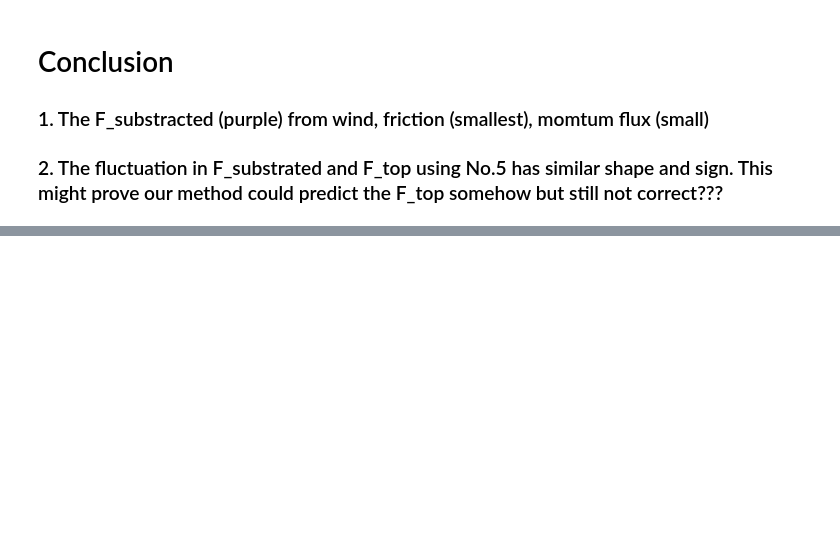
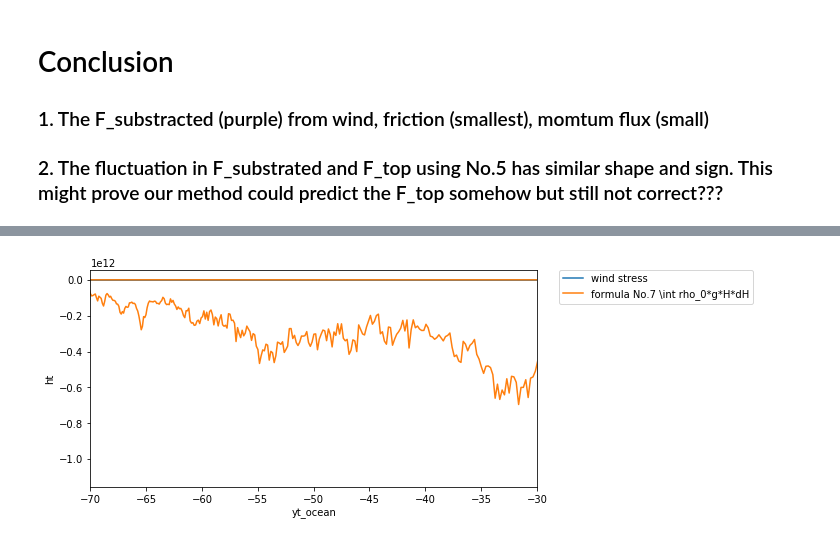
Before and after one commit to CHUANGWANGPHYSICS/MOM025, a Jupyter notebook: Topog stress_mom025_21-8-17 discussion.ipynb, the cells around one changed output, grey strips where cells are left out. Saved outputs shown, nothing was run; the diff lists cells and outputs as text; code cells hidden in the pictures; blank space fills up the shorter version.

```diff
--- a/Topog stress_mom025_21-8-17 discussion.ipynb
+++ b/Topog stress_mom025_21-8-17 discussion.ipynb
@@ -270,0 +277,20 @@ Wall time: 25.6 s
+# %%
+%%time
+plt.figure(figsize=(8,4))
+
+OceanFile1 = '/g/data3/hh5/tmp/cosima/access-om2-025/025deg_jra55_ryf_spinup3/output006/ocean/ocean_grid.nc'
+dsx1 = xr.open_dataset(OceanFile1, engine='netcdf4')
+depth = dsx1.ht   ## H
+
+g = 9.8196
+rho0=1035  ## \rho_0=1035
+
+ddepth=depth.diff('xt_ocean')    ## dH
+
+dpH7 = -rho0*depth*g*ddepth  ## \rho_0*g*H*dH
+
+taux.sum('xu_ocean').plot(label="wind stress")
+dpH7.sum('xt_ocean').plot(label="formula No.7 \int rho_0*g*H*dH")
+plt.legend(bbox_to_anchor=(1.05, 1), loc=2, borderaxespad=0.)
+plt.xlim([-70,-30])
+# %% [output]
@@ -270,0 +299 @@ Wall time: 25.6 s
+[figure, added]
```
Also changed, not shown: parts of 4 cells of this notebook.
